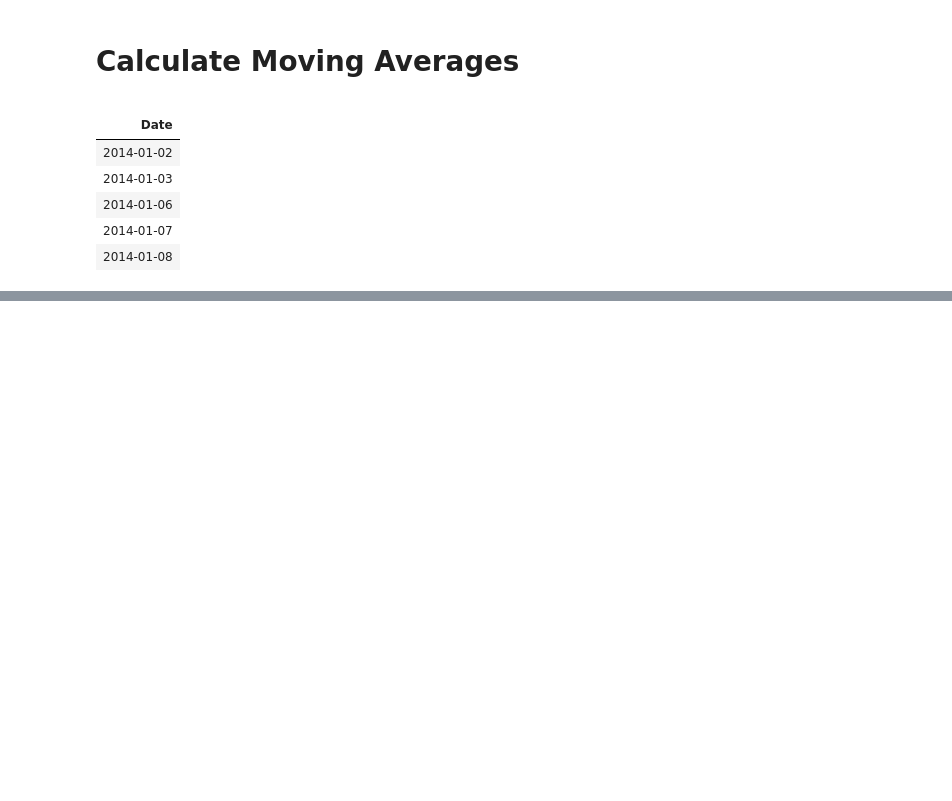
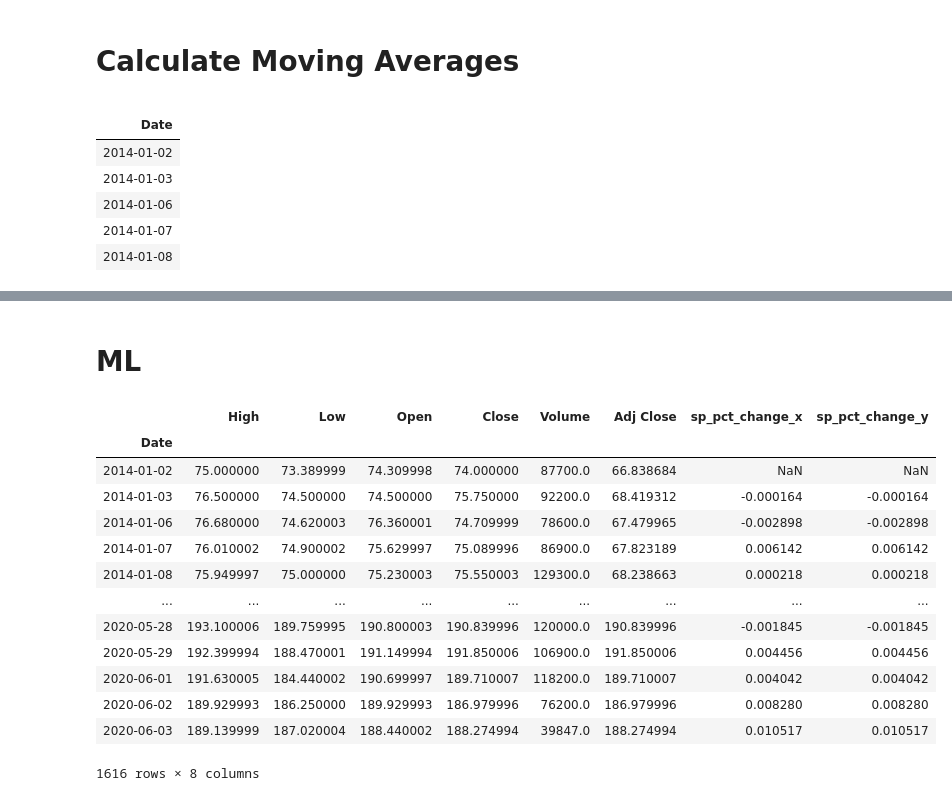
Before and after one commit to andrewcole33/moving_avg_trading, a Jupyter notebook: Untitled.ipynb, the cells around one changed output, grey strips where cells are left out. Cells and saved outputs as stored; diff of their text form; code cells hidden in the pictures; blank space fills up the shorter version.

```diff
--- a/Untitled.ipynb
+++ b/Untitled.ipynb
@@ -44,0 +66,22 @@ plt.tight_layout()
+# %% [markdown]
+# ML
+# %%
+SP = pdr.DataReader('SPY', 'yahoo', start, end)
+SP['sp_pct_change'] = SP['Adj Close'].pct_change(periods = 1).astype(float)
+data = data.merge(SP['sp_pct_change'], left_index = True, right_index = True)
+data
+# %% [output]
+|  | High | Low | Open | Close | Volume | Adj Close | sp_pct_change_x | sp_pct_change_y |
+| Date |  |  |  |  |  |  |  |  |
+| 2014-01-02 | 75.000000 | 73.389999 | 74.309998 | 74.000000 | 87700.0 | 66.838684 | NaN | NaN |
+| 2014-01-03 | 76.500000 | 74.500000 | 74.500000 | 75.750000 | 92200.0 | 68.419312 | -0.000164 | -0.000164 |
+| 2014-01-06 | 76.680000 | 74.620003 | 76.360001 | 74.709999 | 78600.0 | 67.479965 | -0.002898 | -0.002898 |
+| 2014-01-07 | 76.010002 | 74.900002 | 75.629997 | 75.089996 | 86900.0 | 67.823189 | 0.006142 | 0.006142 |
+| 2014-01-08 | 75.949997 | 75.000000 | 75.230003 | 75.550003 | 129300.0 | 68.238663 | 0.000218 | 0.000218 |
+| ... | ... | ... | ... | ... | ... | ... | ... | ... |
+| 2020-05-28 | 193.100006 | 189.759995 | 190.800003 | 190.839996 | 120000.0 | 190.839996 | -0.001845 | -0.001845 |
+| 2020-05-29 | 192.399994 | 188.470001 | 191.149994 | 191.850006 | 106900.0 | 191.850006 | 0.004456 | 0.004456 |
+| 2020-06-01 | 191.630005 | 184.440002 | 190.699997 | 189.710007 | 118200.0 | 189.710007 | 0.004042 | 0.004042 |
+| 2020-06-02 | 189.929993 | 186.250000 | 189.929993 | 186.979996 | 76200.0 | 186.979996 | 0.008280 | 0.008280 |
+| 2020-06-03 | 189.139999 | 187.020004 | 188.440002 | 188.274994 | 39847.0 | 188.274994 | 0.010517 | 0.010517 |
+1616 rows × 8 columns
```
Also changed, not shown: parts of 4 cells of this notebook.
